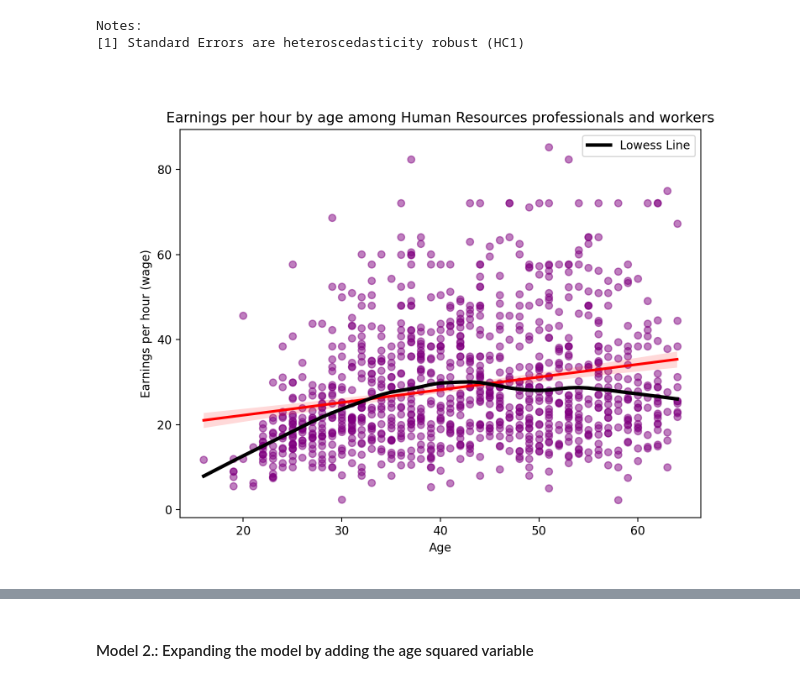
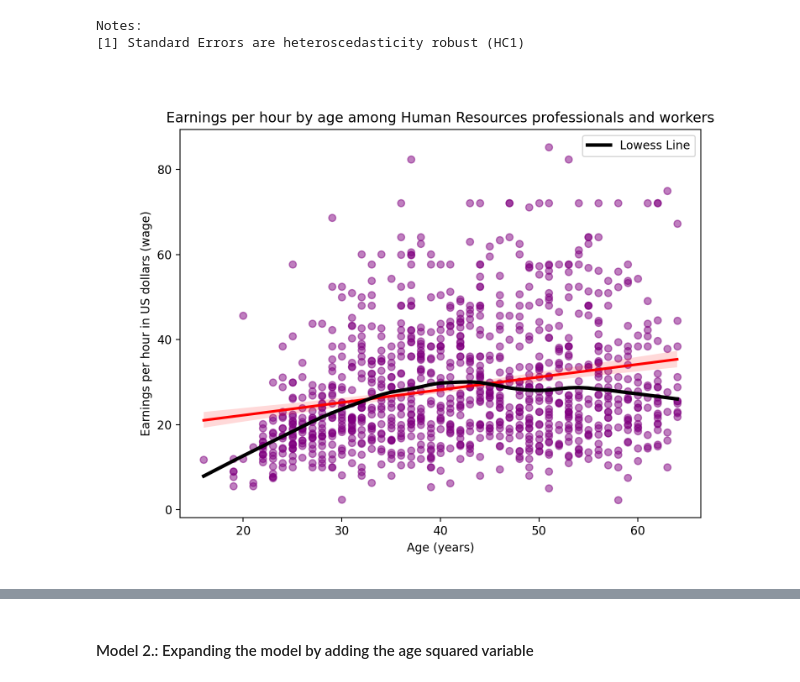
Before and after one commit to zsofiarebeka/DA3_Assignment-1, a Jupyter notebook: DA3_Assignment-1.ipynb, the cells around one changed output, grey strips where cells are left out. Cells and saved outputs as stored; diff of their text form; code cells hidden in the pictures.

```diff
--- a/DA3_Assignment-1.ipynb
+++ b/DA3_Assignment-1.ipynb
@@ -180,23 +180,23 @@ Notes:
 # %%
 # Creating the scatter plot with the regression line (model 1) and lowess method
 plt.figure(figsize=(8, 6))
 sns.regplot(x=data['age'], y=data['earnphour'], scatter_kws={'alpha': 0.5, 'color': 'purple'}, line_kws={'color': 'red'})
 
 # Calculating lowess values
 lowess = sm.nonparametric.lowess(data['earnphour'], data['age'], frac=0.3)
 
 # Plotting the lowess line
 plt.plot(lowess[:, 0], lowess[:, 1], color='black', label='Lowess Line', linewidth=3)
 
 # Customizing the titles and labels
 plt.title("Earnings per hour by age among Human Resources professionals and workers")
-plt.xlabel('Age')
-plt.ylabel('Earnings per hour (wage)')
+plt.xlabel('Age (years)')
+plt.ylabel('Earnings per hour in US dollars (wage)')
 plt.legend()
 
 plt.show()
 # %% [output]
-[figure, old version]
+[figure, new version]
 # %%
 # Regression summary with HC1 type of robust error in another summary form
 print(reg1.get_robustcov_results(cov_type='HC1').summary())
```
Also changed, not shown: parts of 4 cells of this notebook, 2 other files.
